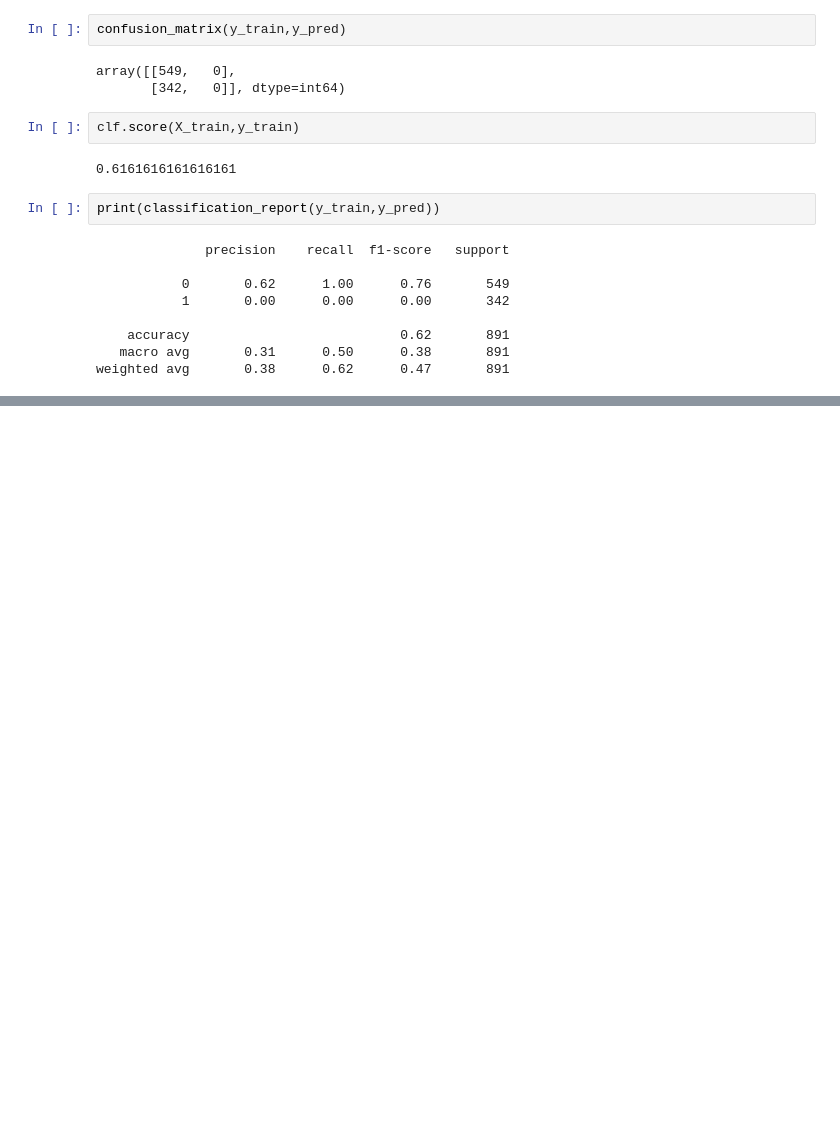
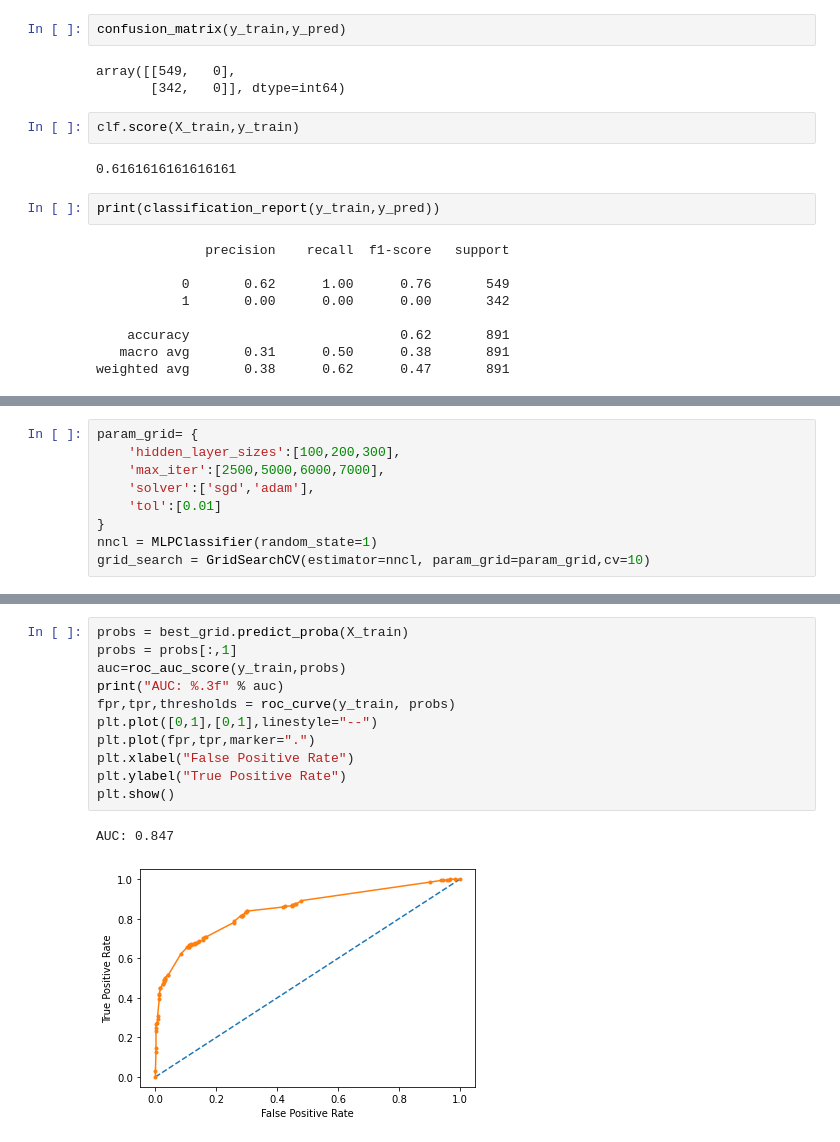
Before and after one commit to Nikhilreddy1/Titanic-passengers-survival-prediction, a Jupyter notebook: Titanic.ipynb, the cells around one changed output, grey strips where cells are left out. Cells and saved outputs as stored; diff of their text form; blank space fills up the shorter version.

```diff
--- a/Titanic.ipynb
+++ b/Titanic.ipynb
@@ -331,0 +366,9 @@ AUC: 0.796
+# %%
+param_grid= {
+    'hidden_layer_sizes':[100,200,300],
+    'max_iter':[2500,5000,6000,7000],
+    'solver':['sgd','adam'],
+    'tol':[0.01]
+}
+nncl = MLPClassifier(random_state=1)
+grid_search = GridSearchCV(estimator=nncl, param_grid=param_grid,cv=10)
@@ -331,0 +410,14 @@ AUC: 0.796
+# %%
+probs = best_grid.predict_proba(X_train)
+probs = probs[:,1]
+auc=roc_auc_score(y_train,probs)
+print("AUC: %.3f" % auc)
+fpr,tpr,thresholds = roc_curve(y_train, probs)
+plt.plot([0,1],[0,1],linestyle="--")
+plt.plot(fpr,tpr,marker=".")
+plt.xlabel("False Positive Rate")
+plt.ylabel("True Positive Rate")
+plt.show()
+# %% [output]
+AUC: 0.847
+[figure, added]
```
Also changed, not shown: parts of 11 cells of this notebook.
